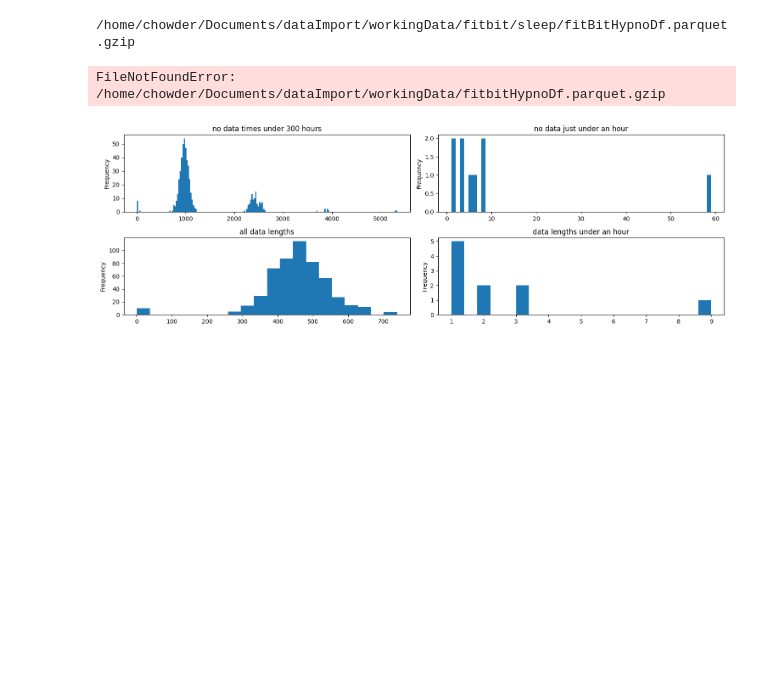
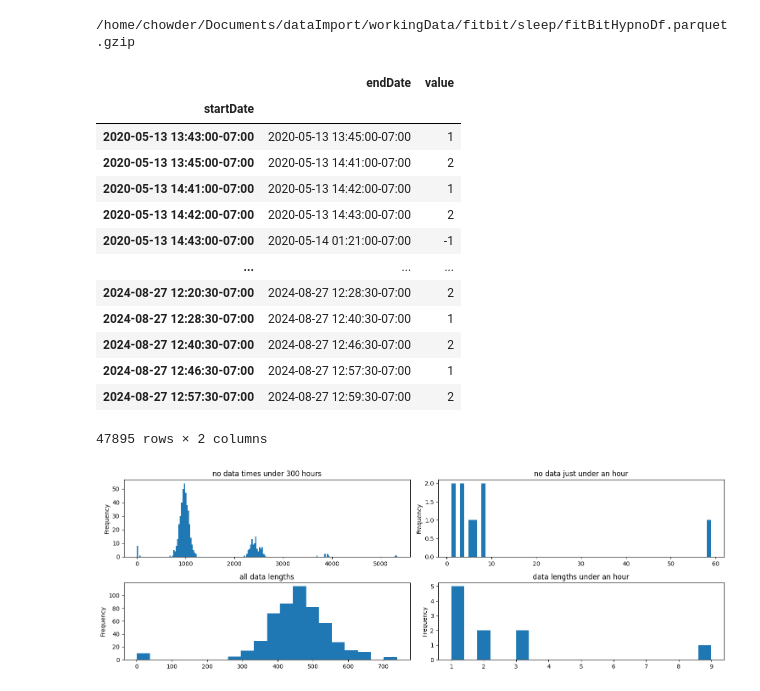
Before and after one commit to AbhikChowdhury6/dataImport, a Jupyter notebook: analyisis/groupingSleeps.ipynb, the cells around one changed output. Saved outputs shown, nothing was run; the diff lists cells and outputs as text; code cells hidden in the pictures; blank space fills up the shorter version.

```diff
--- a/analyisis/groupingSleeps.ipynb
+++ b/analyisis/groupingSleeps.ipynb
@@ -47,9 +37,23 @@ from utils import workingDataPath, getHypnoDF, regroupHypno
-# %%
-print("/home/chowder/Documents/dataImport/workingData/fitbit/sleep/fitBitHypnoDf.parquet.gzip")
-getHypnoDF("fitbit")
-# %% [output]
-/home/chowder/Documents/dataImport/workingData/fitbit/sleep/fitBitHypnoDf.parquet.gzip
-FileNotFoundError: /home/chowder/Documents/dataImport/workingData/fitbitHypnoDf.parquet.gzip
+# %%
+fitbitHypnoDF = getWorkingHypnoDfParquet("fitbit")
+fitbitHypnoDF['startDate'] = fitbitHypnoDF.index
+fitbitHypnoDF
+# %% [output]
+/home/chowder/Documents/dataImport/workingData/fitbit/sleep/fitBitHypnoDf.parquet.gzip
+|  | endDate | value |
+| startDate |  |  |
+| 2020-05-13 13:43:00-07:00 | 2020-05-13 13:45:00-07:00 | 1 |
+| 2020-05-13 13:45:00-07:00 | 2020-05-13 14:41:00-07:00 | 2 |
+| 2020-05-13 14:41:00-07:00 | 2020-05-13 14:42:00-07:00 | 1 |
+| 2020-05-13 14:42:00-07:00 | 2020-05-13 14:43:00-07:00 | 2 |
+| 2020-05-13 14:43:00-07:00 | 2020-05-14 01:21:00-07:00 | -1 |
+| ... | ... | ... |
+| 2024-08-27 12:20:30-07:00 | 2024-08-27 12:28:30-07:00 | 2 |
+| 2024-08-27 12:28:30-07:00 | 2024-08-27 12:40:30-07:00 | 1 |
+| 2024-08-27 12:40:30-07:00 | 2024-08-27 12:46:30-07:00 | 2 |
+| 2024-08-27 12:46:30-07:00 | 2024-08-27 12:57:30-07:00 | 1 |
+| 2024-08-27 12:57:30-07:00 | 2024-08-27 12:59:30-07:00 | 2 |
+47895 rows × 2 columns
 # %%
 groupedByNoData = regroupHypno(appleHypnoDF, [-1])
 noDataTimes = groupedByNoData[groupedByNoData['value'] == 1]
```
Also changed, not shown: parts of 4 cells of this notebook, 2 other files.
